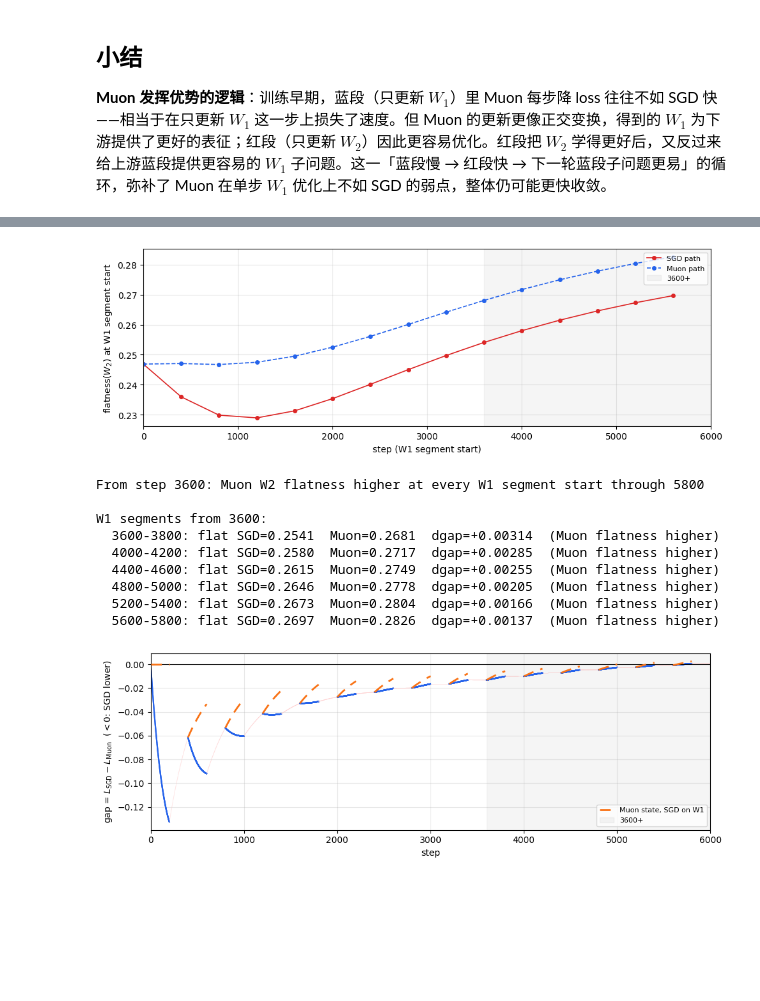
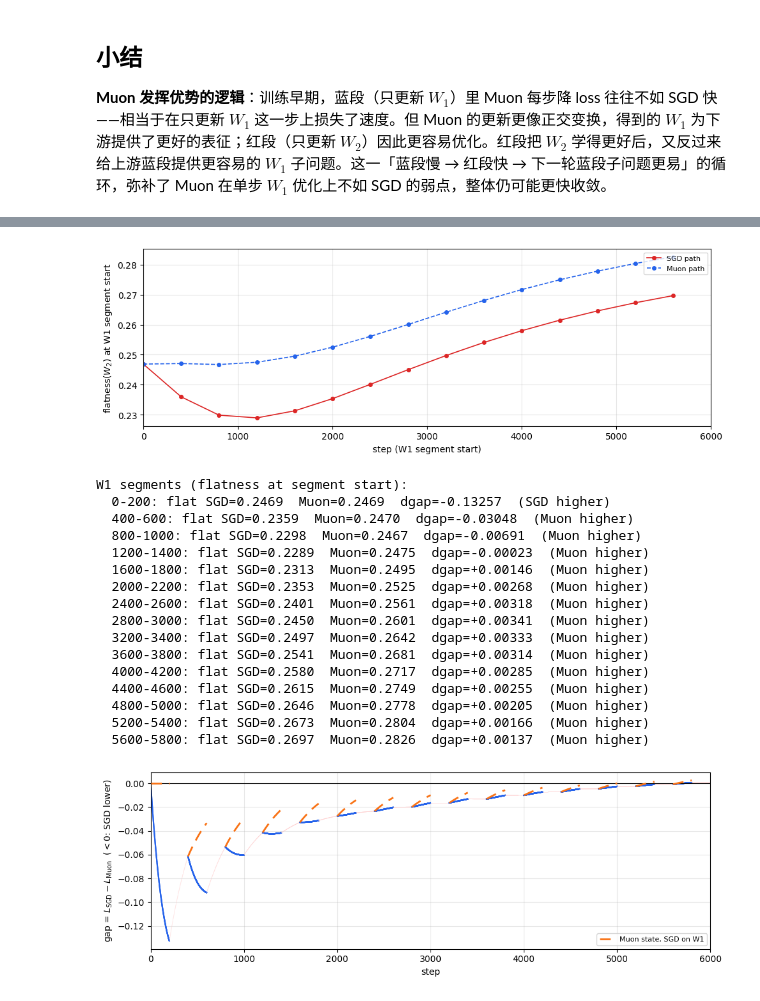
Before and after one commit to huanghao-sss/muon_interpretation, a Jupyter notebook: demo_muon_tradeoff_tau.executed.ipynb, the cells around one changed output, grey strips where cells are left out. Drawn from its saved outputs; the diff is of its cells as text; code cells hidden in the pictures; blank space fills up the shorter version.

```diff
--- a/demo_muon_tradeoff_tau.executed.ipynb
+++ b/demo_muon_tradeoff_tau.executed.ipynb
@@ -400,7 +398,7 @@ muon_t200 = next(r for _, _, r in pairs if r["tau"] == 200)
 n = min(len(sgd_t200["losses"]), len(muon_t200["losses"]))
 gaps = [sgd_t200["losses"][k] - muon_t200["losses"][k] for k in range(n)]
 phases, sgd_loss = sgd_t200["phases"], sgd_t200["losses"]
-TAU, PLOT_MAX, SUST_START = 200, 6000, 3600
+TAU, PLOT_MAX = 200, 6000
 norm_A = A.norm().item()
 
 
@@ -420,14 +418,12 @@ def init_path(w1_cls):
     return W1, W2, opt1, opt2
 
 
-def tau_replay(w1_cls, swap=False, ckpt_step=None, gap_buf=None):
+def tau_replay(w1_cls, swap=False, gap_buf=None):
     W1, W2, opt1, opt2 = init_path(w1_cls)
     L = lambda W1_, W2_: compose_loss(W2_, W1_, A, norm_A).item()
-    stop, step, seg, flat_tr, ckpt = THRESHOLD ** 2, 0, 0, [], None
+    stop, step, seg, flat_tr = THRESHOLD ** 2, 0, 0, []
     while step < PLOT_MAX and L(W1, W2) > stop:
         if seg % 2 == 0:
-            if ckpt_step is not None and (ckpt is None or abs(step - ckpt_step) < abs(ckpt[0] - ckpt_step)):
-                ckpt = (step, W1.detach().clone(), W2.detach().clone())
             flat_tr.append((step, w2_spectrum_flatness(W2)))
             if gap_buf is not None and step < len(gap_buf):
                 gap_buf[step] = sgd_loss[step] - L(W1, W2)
@@ -453,19 +449,7 @@ def tau_replay(w1_cls, swap=False, ckpt_step=None, gap_buf=None):
                 step_w2_compose(W1, W2, A, norm_A, opt2)
                 step += 1
         seg += 1
-    return flat_tr, ckpt
-
-
-def replay_w1(W1, W2, opt_cls):
-    W1 = W1.clone()
-    W1.requires_grad_(True)
-    W2 = W2.detach()
-    kw = dict(ns_steps=NS_STEPS) if opt_cls is Muon else {}
-    opt = opt_cls([W1], lr=LR, **kw)
-    l0 = compose_loss(W2, W1, A, norm_A).item()
-    for _ in range(TAU):
-        step_w1_compose(W1, W2, A, norm_A, opt)
-    return l0 - compose_loss(W2, W1, A, norm_A).item()
+    return flat_tr
 
 
 def blue_segment_deltas(lo, hi):
@@ -483,15 +467,14 @@ def blue_segment_deltas(lo, hi):
 
 
 gap_swap = [float("nan")] * min(PLOT_MAX + 1, n)
-sgd_tr, ckpt_s = tau_replay(torch.optim.SGD, ckpt_step=SUST_START)
-muon_tr, ckpt_m = tau_replay(Muon, swap=True, ckpt_step=SUST_START, gap_buf=gap_swap)
-sust_end = muon_tr[-1][0] + TAU
+sgd_tr = tau_replay(torch.optim.SGD)
+muon_tr = tau_replay(Muon, swap=True, gap_buf=gap_swap)
 
 fig, ax = plt.subplots(figsize=(10, 3.5))
 for tr, sty, c in [(sgd_tr, "-", "#dc2626"), (muon_tr, "--", "#2563eb")]:
     xs, ys = zip(*tr)
-    ax.plot(xs, ys, "o" + sty, color=c, linewidth=1.2, markersize=4, label="SGD path" if sty == "-" else "Muon path")
-ax.axvspan(SUST_START, PLOT_MAX, color="gray", alpha=0.08, label=f"{SUST_START}+")
+    ax.plot(xs, ys, "o" + sty, color=c, linewidth=1.2, markersize=4,
+            label="SGD path" if sty == "-" else "Muon path")
 ax.set_xlim(0, PLOT_MAX)
 ax.set_xlabel("step (W1 segment start)")
 ax.set_ylabel(r"flatness($W_2$) at W1 segment start")
@@ -500,13 +483,10 @@ ax.legend(loc="upper right", fontsize=8)
 plt.tight_layout()
 plt.show()
 
-print(f"From step {SUST_START}: Muon W2 flatness higher at every W1 segment start through {sust_end}\n")
-print(f"W1 segments from {SUST_START}:")
+print("W1 segments (flatness at segment start):")
 for (step, fs), (_, fm) in zip(sgd_tr, muon_tr):
-    if step < SUST_START:
-        continue
     dg = gaps[step + TAU] - gaps[step] if step + TAU < n else None
-    print(f"  {step}-{step + TAU}: flat SGD={fs:.4f}  Muon={fm:.4f}  dgap={dg:+.5f}  ({'Muon flatness higher' if fm > fs else 'SGD flatness higher'})")
+    print(f"  {step}-{step + TAU}: flat SGD={fs:.4f}  Muon={fm:.4f}  dgap={dg:+.5f}  ({'Muon higher' if fm > fs else 'SGD higher'})")
 print()
 
 fig, ax = plt.subplots(figsize=(10, 3.5))
@@ -517,50 +497,50 @@ for k in range(1, min(PLOT_MAX, n)):
 swap_labeled = False
 k = 1
 while k < min(PLOT_MAX, len(gap_swap)):
     if phases[k] != "w1":
         k += 1
         continue
     xs, ys = [], []
     if not math.isnan(gap_swap[k - 1]):
         xs, ys = [k - 1], [gap_swap[k - 1]]
     while k < min(PLOT_MAX, len(gap_swap)) and phases[k] == "w1":
         if not math.isnan(gap_swap[k]):
             xs.append(k)
             ys.append(gap_swap[k])
         k += 1
     if len(xs) >= 2:
         ax.plot(xs, ys, color="#f97316", linestyle=(0, (6, 4)), linewidth=2.0,
                 label="Muon state, SGD on W1" if not swap_labeled else None, zorder=3)
         swap_labeled = True
 ax.axhline(0, color="black", linewidth=0.8)
-ax.axvspan(SUST_START, PLOT_MAX, color="gray", alpha=0.08, label=f"{SUST_START}+")
 ax.set_xlim(0, PLOT_MAX)
 ax.set_xlabel("step")
 ax.set_ylabel(r"gap = $L_{\rm SGD} - L_{\rm Muon}$  ($<0$: SGD lower)")
 ax.grid(True, alpha=0.3)
 ax.legend(loc="lower right", fontsize=8)
 plt.tight_layout()
 plt.show()
 
-for label, lo, hi in [("early", 1, 2000), (f"{SUST_START}+", SUST_START, PLOT_MAX)]:
+mid = PLOT_MAX // 2
+for label, lo, hi in [("early", 1, mid), ("later", mid, PLOT_MAX)]:
     rows = blue_segment_deltas(lo, hi)
     print(f"{label} W1 segments: {sum(d < 0 for d in rows)} gap down  {sum(d > 0 for d in rows)} gap up\n")
-
-_, _, W2s = ckpt_s
-_, W1m, W2m = ckpt_m
-print(f"At step {SUST_START}: flatness(W2): SGD path={w2_spectrum_flatness(W2s):.4f}  Muon path={w2_spectrum_flatness(W2m):.4f}\n")
-ds, dm = replay_w1(W1m, W2m, torch.optim.SGD), replay_w1(W1m, W2m, Muon)
-print(f"Controlled replay at step {SUST_START} (Muon path):")
-print(f"  same (W1, W2), swap W1 to SGD: SGD dloss={ds:.5f}  Muon dloss={dm:.5f}  => SGD faster")
 # %% [output]
-[figure, old version]
+[figure, new version]
-From step 3600: Muon W2 flatness higher at every W1 segment start through 5800
-
-W1 segments from 3600:
-  3600-3800: flat SGD=0.2541  Muon=0.2681  dgap=+0.00314  (Muon flatness higher)
-  4000-4200: flat SGD=0.2580  Muon=0.2717  dgap=+0.00285  (Muon flatness higher)
-  4400-4600: flat SGD=0.2615  Muon=0.2749  dgap=+0.00255  (Muon flatness higher)
-  4800-5000: flat SGD=0.2646  Muon=0.2778  dgap=+0.00205  (Muon flatness higher)
-  5200-5400: flat SGD=0.2673  Muon=0.2804  dgap=+0.00166  (Muon flatness higher)
-  5600-5800: flat SGD=0.2697  Muon=0.2826  dgap=+0.00137  (Muon flatness higher)
+W1 segments (flatness at segment start):
+  0-200: flat SGD=0.2469  Muon=0.2469  dgap=-0.13257  (SGD higher)
+  400-600: flat SGD=0.2359  Muon=0.2470  dgap=-0.03048  (Muon higher)
+  800-1000: flat SGD=0.2298  Muon=0.2467  dgap=-0.00691  (Muon higher)
+  1200-1400: flat SGD=0.2289  Muon=0.2475  dgap=-0.00023  (Muon higher)
+  1600-1800: flat SGD=0.2313  Muon=0.2495  dgap=+0.00146  (Muon higher)
+  2000-2200: flat SGD=0.2353  Muon=0.2525  dgap=+0.00268  (Muon higher)
+  2400-2600: flat SGD=0.2401  Muon=0.2561  dgap=+0.00318  (Muon higher)
+  2800-3000: flat SGD=0.2450  Muon=0.2601  dgap=+0.00341  (Muon higher)
+  3200-3400: flat SGD=0.2497  Muon=0.2642  dgap=+0.00333  (Muon higher)
+  3600-3800: flat SGD=0.2541  Muon=0.2681  dgap=+0.00314  (Muon higher)
+  4000-4200: flat SGD=0.2580  Muon=0.2717  dgap=+0.00285  (Muon higher)
+  4400-4600: flat SGD=0.2615  Muon=0.2749  dgap=+0.00255  (Muon higher)
+  4800-5000: flat SGD=0.2646  Muon=0.2778  dgap=+0.00205  (Muon higher)
+  5200-5400: flat SGD=0.2673  Muon=0.2804  dgap=+0.00166  (Muon higher)
+  5600-5800: flat SGD=0.2697  Muon=0.2826  dgap=+0.00137  (Muon higher)
-[figure, old version]
+[figure, new version]
```
Also changed, not shown: parts of 2 cells of this notebook, 1 other file.
